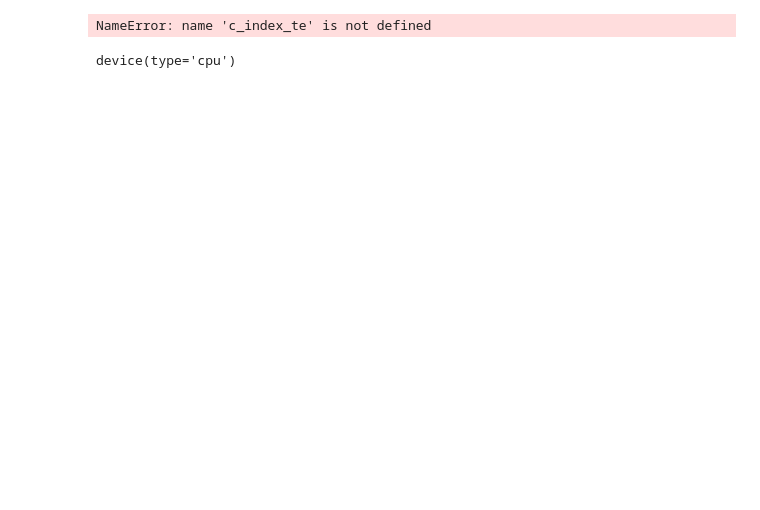
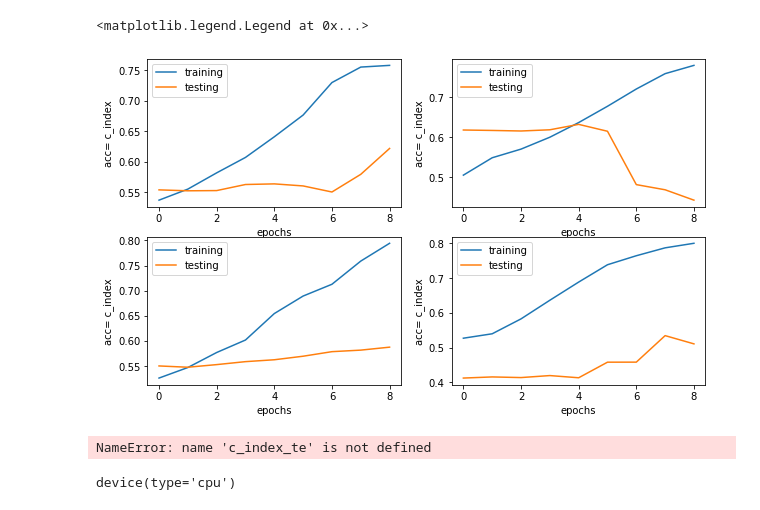
Before and after one commit to anaischossegros/research_project, a Jupyter notebook: src/Run.ipynb, the cells around one changed output. Drawn from its saved outputs; the diff is of its cells as text; code cells hidden in the pictures; blank space fills up the shorter version.

```diff
--- a/src/Run.ipynb
+++ b/src/Run.ipynb
@@ -204,3 +317,35 @@ plt.legend()
+# %%
+plt.figure(figsize=(10,6))
+plt.subplot(221)
+plt.plot(epoch, c_index_train_fold0, label = 'training')
+plt.plot(epoch, c_index_val_fold0, label = 'testing')
+plt.ylabel('acc= c_index')
+plt.xlabel('epochs')
+plt.legend()
+
+plt.subplot(222)
+plt.plot(epoch, c_index_train_fold1, label = 'training')
+plt.plot(epoch, c_index_val_fold1, label = 'testing')
+plt.ylabel('acc= c_index')
+plt.xlabel('epochs')
+plt.legend()
+
+plt.subplot(223)
+plt.plot(epoch, c_index_train_fold2, label = 'training')
+plt.plot(epoch, c_index_val_fold2, label = 'testing')
+plt.ylabel('acc= c_index')
+plt.xlabel('epochs')
+plt.legend()
+
+plt.subplot(224)
+plt.plot(epoch, c_index_train_fold3, label = 'training')
+plt.plot(epoch, c_index_val_fold3, label = 'testing')
+plt.ylabel('acc= c_index')
+plt.xlabel('epochs')
+plt.legend()
+# %% [output]
+<matplotlib.legend.Legend at 0x...>
+[figure, added]
 # %%
 print(c_index_te[-1])
 # %% [output]
```
Also changed, not shown: parts of 28 cells of this notebook, 9 other files.
